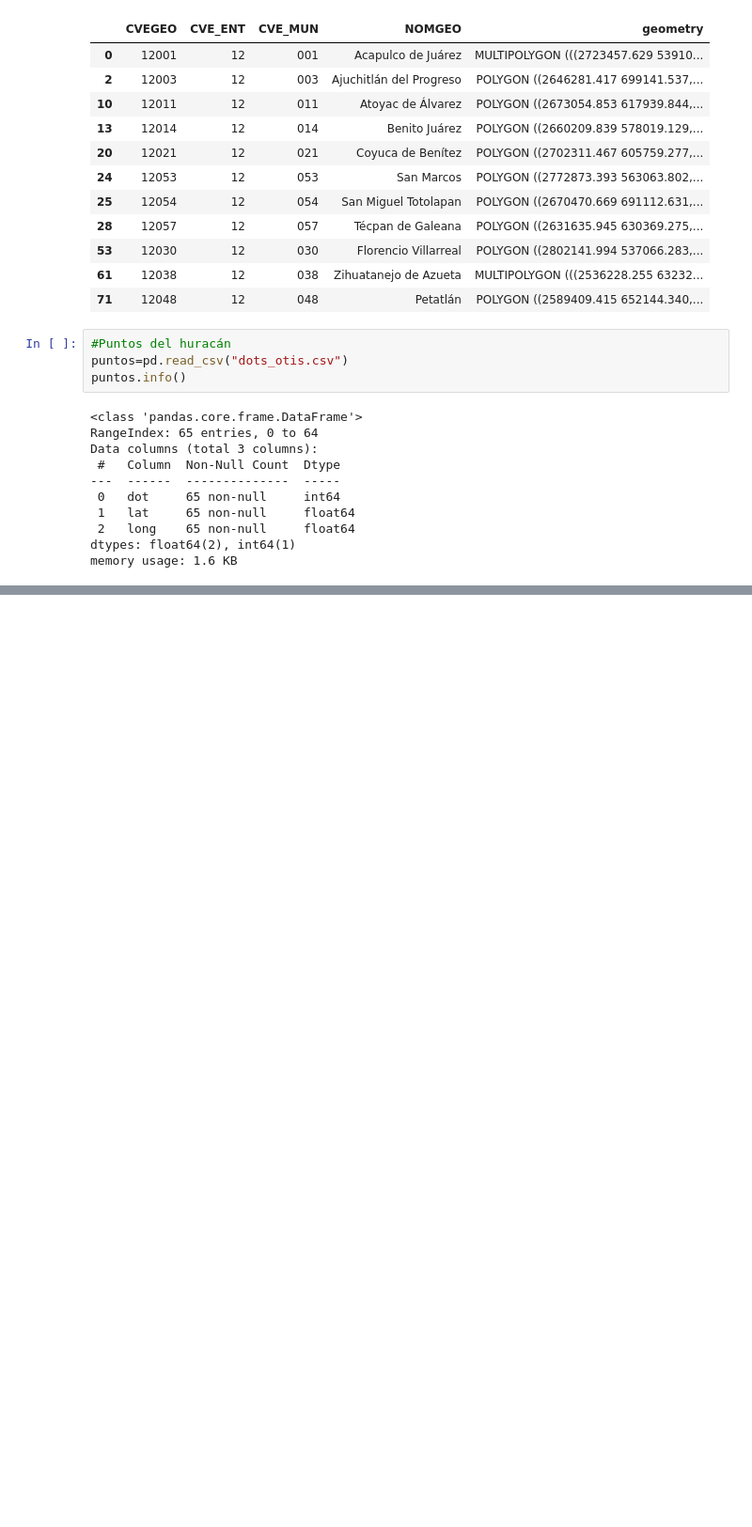
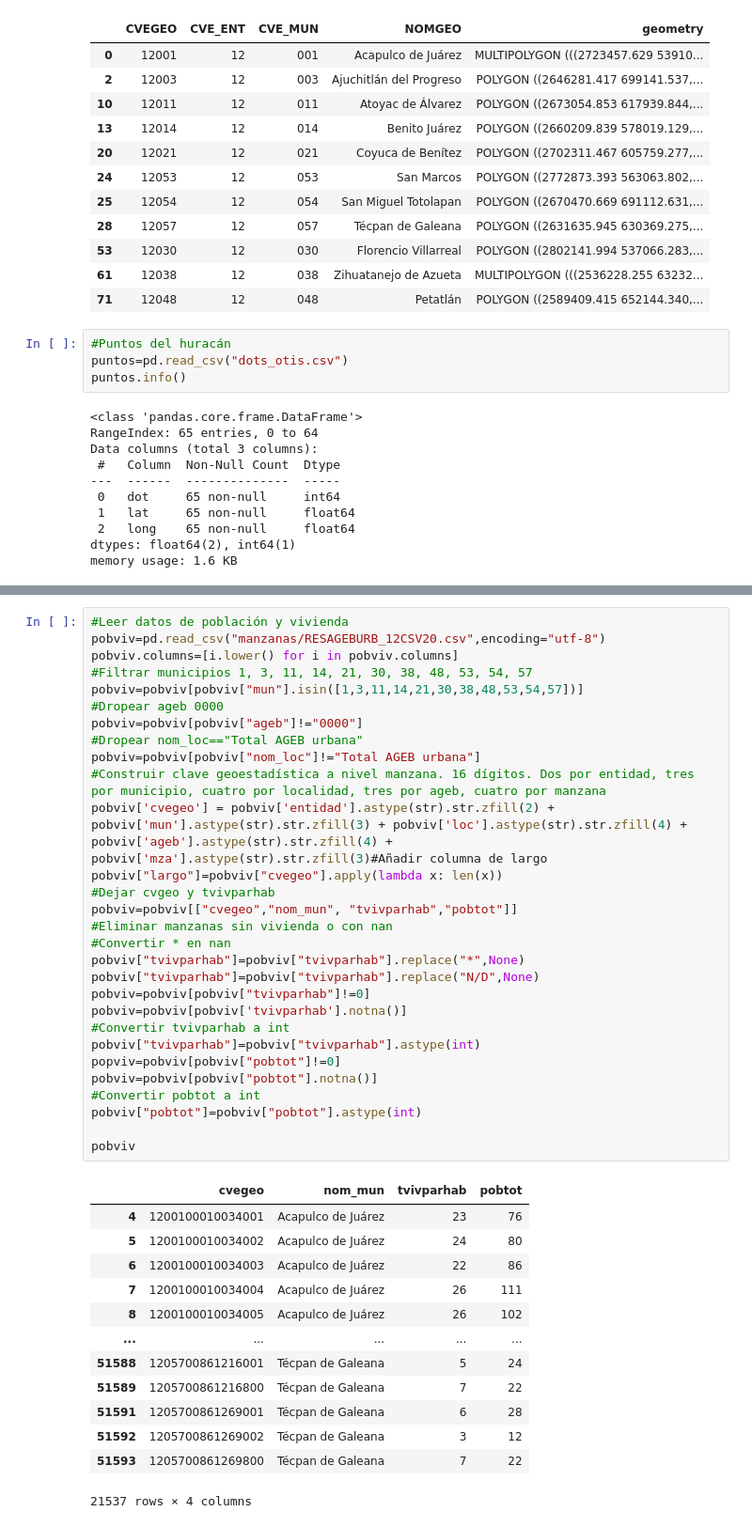
Before and after one commit to labdatos-se/economia, a Jupyter notebook: mapa_gro/mapa_gro.ipynb, the cells around one changed output, grey strips where cells are left out. Shown: that part at 94% size. Saved outputs shown, nothing was run; the diff lists cells and outputs as text; blank space fills up the shorter version.

```diff
--- a/mapa_gro/mapa_gro.ipynb
+++ b/mapa_gro/mapa_gro.ipynb
@@ -113,0 +95,43 @@ pobviv=pd.read_csv("manzanas/ITER_12CSV20.csv",encoding="latin-1")
+# %%
+#Leer datos de población y vivienda
+pobviv=pd.read_csv("manzanas/RESAGEBURB_12CSV20.csv",encoding="utf-8")
+pobviv.columns=[i.lower() for i in pobviv.columns]
+#Filtrar municipios 1, 3, 11, 14, 21, 30, 38, 48, 53, 54, 57
+pobviv=pobviv[pobviv["mun"].isin([1,3,11,14,21,30,38,48,53,54,57])]
+#Dropear ageb 0000
+pobviv=pobviv[pobviv["ageb"]!="0000"]
+#Dropear nom_loc=="Total AGEB urbana"
+pobviv=pobviv[pobviv["nom_loc"]!="Total AGEB urbana"]
+#Construir clave geoestadística a nivel manzana. 16 dígitos. Dos por entidad, tres por municipio, cuatro por localidad, tres por ageb, cuatro por manzana
+pobviv['cvegeo'] = pobviv['entidad'].astype(str).str.zfill(2) + pobviv['mun'].astype(str).str.zfill(3) + pobviv['loc'].astype(str).str.zfill(4) + pobviv['ageb'].astype(str).str.zfill(4) + pobviv['mza'].astype(str).str.zfill(3)#Añadir columna de largo
+pobviv["largo"]=pobviv["cvegeo"].apply(lambda x: len(x))
+#Dejar cvgeo y tvivparhab
+pobviv=pobviv[["cvegeo","nom_mun", "tvivparhab","pobtot"]]
+#Eliminar manzanas sin vivienda o con nan
+#Convertir * en nan
+pobviv["tvivparhab"]=pobviv["tvivparhab"].replace("*",None)
+pobviv["tvivparhab"]=pobviv["tvivparhab"].replace("N/D",None)
+pobviv=pobviv[pobviv["tvivparhab"]!=0]
+pobviv=pobviv[pobviv['tvivparhab'].notna()]
+#Convertir tvivparhab a int
+pobviv["tvivparhab"]=pobviv["tvivparhab"].astype(int)
+popviv=pobviv[pobviv["pobtot"]!=0]
+pobviv=pobviv[pobviv["pobtot"].notna()]
+#Convertir pobtot a int
+pobviv["pobtot"]=pobviv["pobtot"].astype(int)
+
+pobviv
+# %% [output]
+|  | cvegeo | nom_mun | tvivparhab | pobtot |
+| 4 | 1200100010034001 | Acapulco de Juárez | 23 | 76 |
+| 5 | 1200100010034002 | Acapulco de Juárez | 24 | 80 |
+| 6 | 1200100010034003 | Acapulco de Juárez | 22 | 86 |
+| 7 | 1200100010034004 | Acapulco de Juárez | 26 | 111 |
+| 8 | 1200100010034005 | Acapulco de Juárez | 26 | 102 |
+| ... | ... | ... | ... | ... |
+| 51588 | 1205700861216001 | Técpan de Galeana | 5 | 24 |
+| 51589 | 1205700861216800 | Técpan de Galeana | 7 | 22 |
+| 51591 | 1205700861269001 | Técpan de Galeana | 6 | 28 |
+| 51592 | 1205700861269002 | Técpan de Galeana | 3 | 12 |
+| 51593 | 1205700861269800 | Técpan de Galeana | 7 | 22 |
+21537 rows × 4 columns
```
Also changed, not shown: parts of 4 cells of this notebook, 1 other file.
